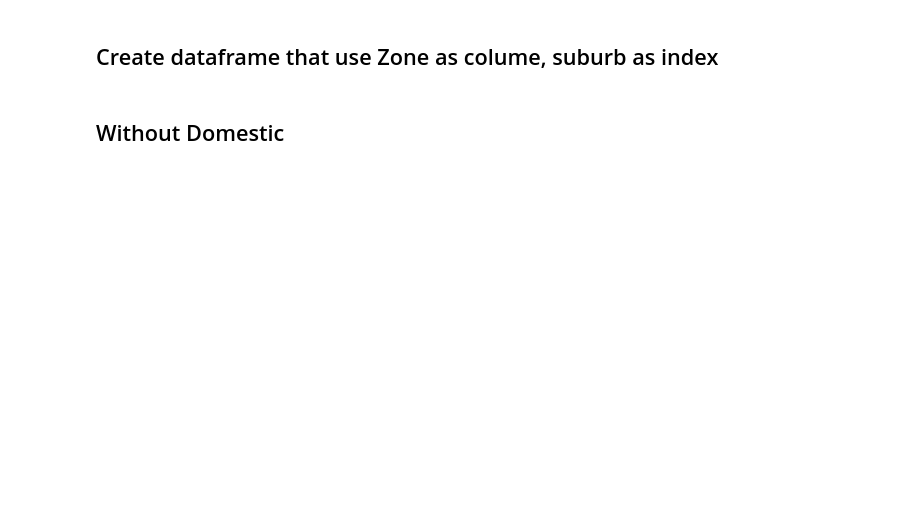
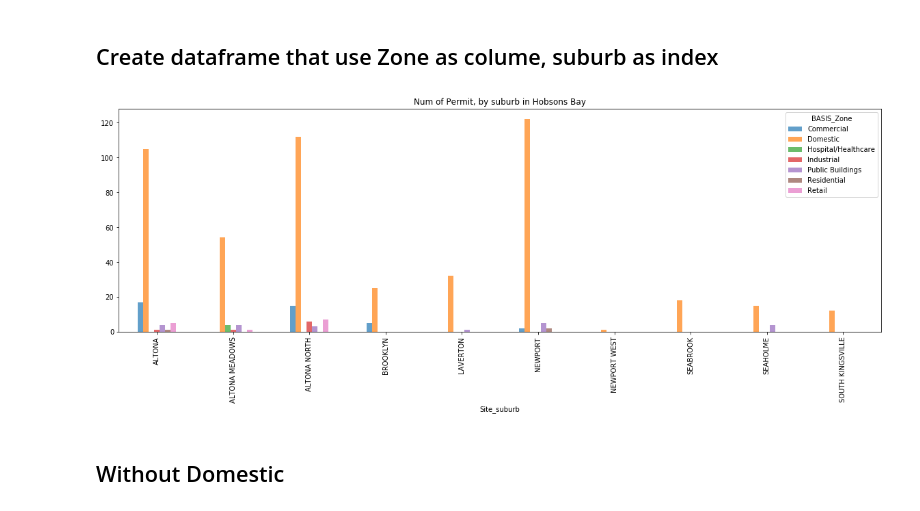
Before and after one commit to duyuyang/jupyter-planning, a Jupyter notebook: planning_data_viz.ipynb, the cells around one changed output. Cells and saved outputs as stored; diff of their text form; code cells hidden in the pictures; blank space fills up the shorter version.

Commit message:
Hobsons Bay

```diff
--- a/planning_data_viz.ipynb
+++ b/planning_data_viz.ipynb
@@ -11,15 +32,17 @@ df.head(3)
 ## Create dataframe that use Zone as colume, suburb as index
 # %%
-df_casey = df[df['Municipal Name']=='Casey'] # pandas.core.frame.DataFrame
+df_casey = df[df['Municipal Name']=='Hobsons Bay'] # pandas.core.frame.DataFrame
 
 permit_count = df_casey.groupby(['Site_suburb', 'BASIS_Zone']).size().to_frame()
 
 df_count = permit_count.unstack(level=1)
 
 df_count.columns = df_count.columns.droplevel(0)
 df_head = df_count.head(10)
 
-ax = df_head.plot(figsize=[20, 6], kind='bar', alpha=0.7, title='Num of Permit, by suburb in Casey')
+ax = df_head.plot(figsize=[20, 6], kind='bar', alpha=0.7, title='Num of Permit, by suburb in Hobsons Bay')
+# %% [output]
+[figure, added]
 # %% [markdown]
 ## Without Domestic
 # %%
```
Also changed, not shown: parts of 2 cells of this notebook.
